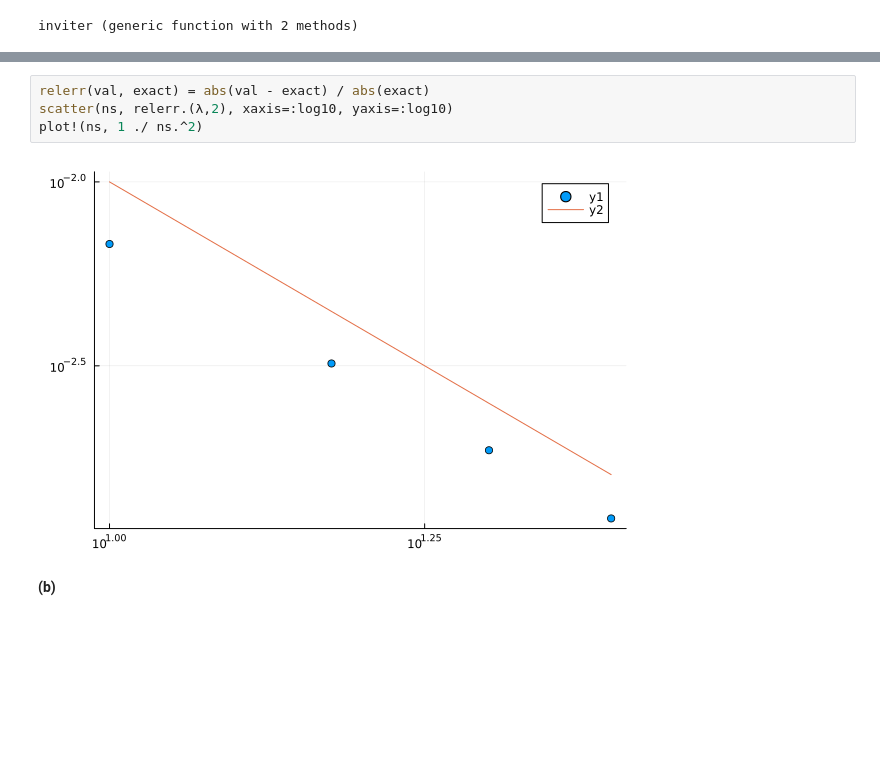
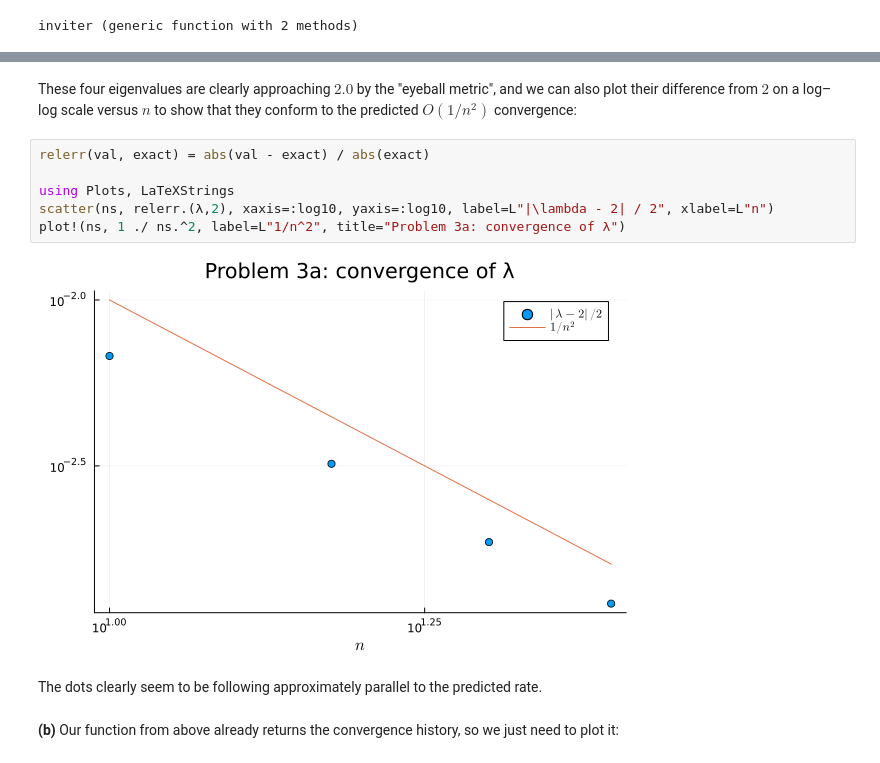
Before and after one commit to mitmath/numerical_spoke_linalg, a Jupyter notebook: psets/pset2sol.ipynb, the cells around one changed output, grey strips where cells are left out. Drawn from its saved outputs; the diff is of its cells as text; blank space fills up the shorter version.

```diff
--- a/psets/pset2sol.ipynb
+++ b/psets/pset2sol.ipynb
@@ -153,11 +246,17 @@ ns = [10,15,20,25]
+# %% [markdown]
+These four eigenvalues are clearly approaching $2.0$ by the "eyeball metric", and we can also plot their difference from $2$ on a log–log scale versus $n$ to show that they conform to the predicted $O(1/n^2)$ convergence:
 # %%
 relerr(val, exact) = abs(val - exact) / abs(exact)
-scatter(ns, relerr.(λ,2), xaxis=:log10, yaxis=:log10)
-plot!(ns, 1 ./ ns.^2)
+
+using Plots, LaTeXStrings
+scatter(ns, relerr.(λ,2), xaxis=:log10, yaxis=:log10, label=L"|\lambda - 2| / 2", xlabel=L"n")
+plot!(ns, 1 ./ ns.^2, label=L"1/n^2", title="Problem 3a: convergence of λ")
 # %% [output]
-[figure, old version]
+[figure, new version]
+# %% [markdown]
+The dots clearly seem to be following approximately parallel to the predicted rate.
 # %% [markdown]
-**(b)**
+**(b)** Our function from above already returns the convergence history, so we just need to plot it:
 # %%
 λhist = [inviter(poisson(n), 50)[3] for n in ns]
 
```
Also changed, not shown: parts of 23 cells of this notebook.
